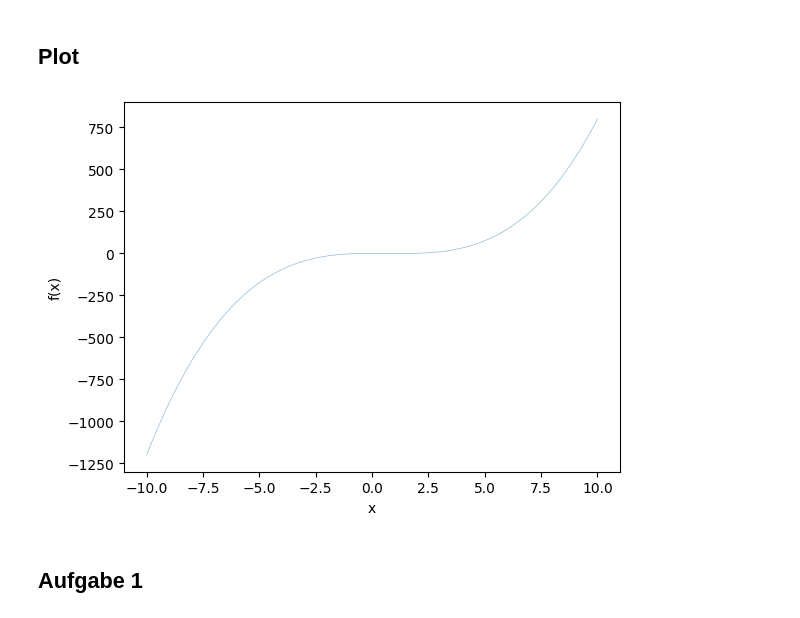
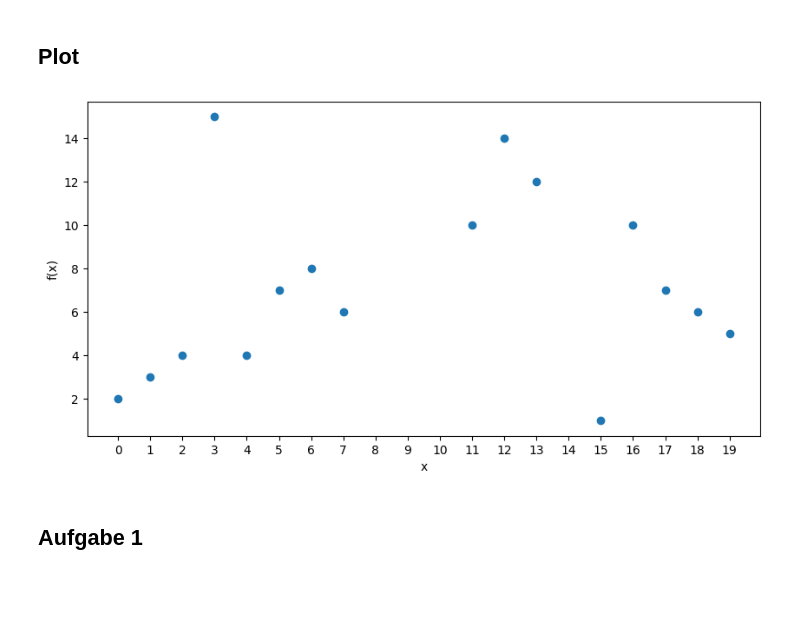
Before and after one commit to simonsymhoven/pattern-matching-machine-learning, a Jupyter notebook: blatt-4/aufgabe-1-2.ipynb, the cells around one changed output. Saved outputs shown, nothing was run; the diff lists cells and outputs as text; code cells hidden in the pictures; blank space fills up the shorter version.

```diff
--- a/blatt-4/aufgabe-1-2.ipynb
+++ b/blatt-4/aufgabe-1-2.ipynb
@@ -12,12 +10,21 @@ y = x ** 3 - 2 * x ** 2 + 1
+# %%
+x = np.array([0, 1, 2, 3, 4, 5, 6, 7, 8, 9, 10, 11, 12, 13, 14, 15, 16, 17, 18, 19])
+y = np.array([2, 3, 4, 15, 4, 7, 8, 6, np.nan, np.nan, np.nan, 10, 14, 12, np.nan, 1, 10, 7, 6, 5])
 # %% [markdown]
 ## Plot
 # %%
-plt.plot(x, y, linewidth=0.5, alpha=0.5)
+fig, ax = plt.subplots(figsize=(10, 5))
+
+plt.scatter(x, y)
 
 plt.xlabel('x')
 plt.ylabel('f(x)')
+
+ax.set_xticks(x)
+ax.set_xticklabels(x)
+
 plt.show()
 # %% [output]
-[figure, old version]
+[figure, new version]
 # %% [markdown]
 ## Aufgabe 1
```
Also changed, not shown: parts of 5 cells of this notebook.
